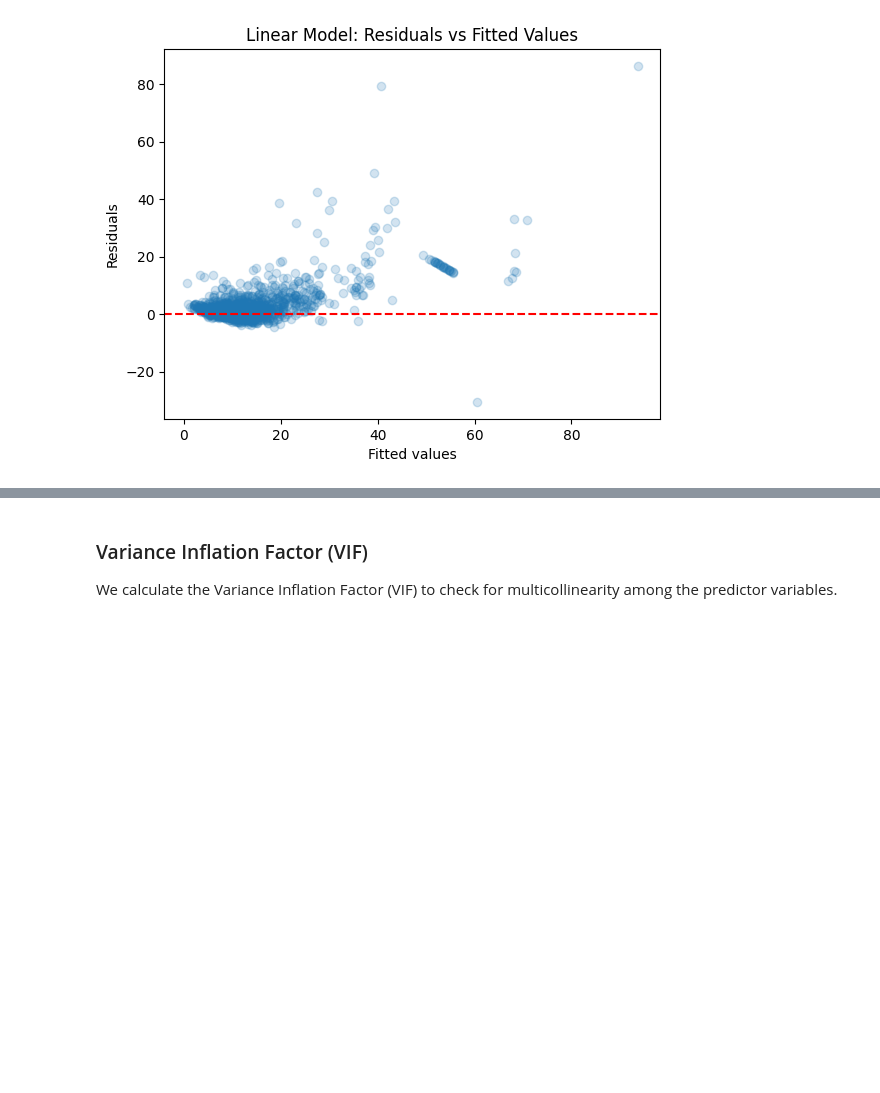
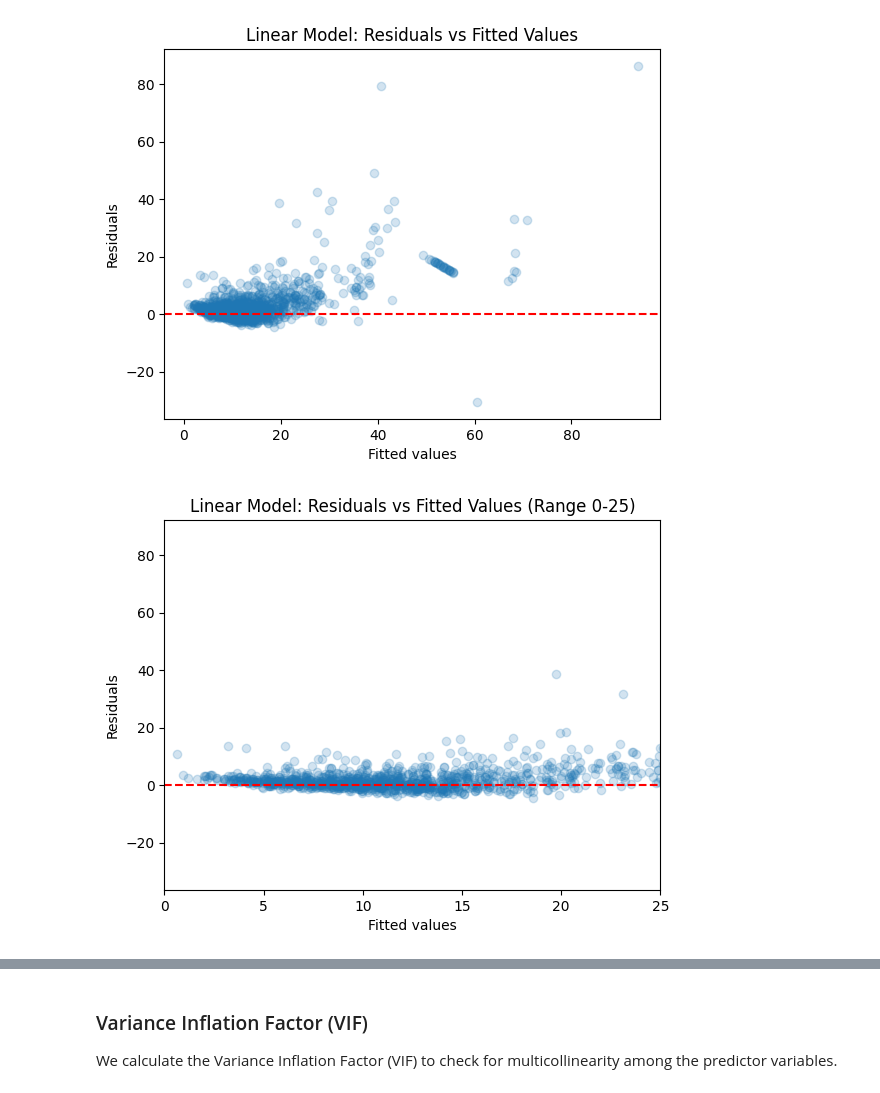
Before and after one commit to jennymaidev/nyc-taxi-prediction, a Jupyter notebook: notebooks/linear_model.ipynb, the cells around one changed output, grey strips where cells are left out. Cells and saved outputs as stored; diff of their text form; code cells hidden in the pictures; blank space fills up the shorter version.

```diff
--- a/notebooks/linear_model.ipynb
+++ b/notebooks/linear_model.ipynb
@@ -157,3 +247,13 @@ plt.title('Linear Model: Residuals vs Fitted Values')
 plt.show()
 # %% [output]
 [figure]
+# %%
+plt.scatter(predictions_and_residuals_pd['prediction'], predictions_and_residuals_pd['residuals'], alpha=0.2)
+plt.axhline(y=0, color='red', linestyle='--')
+plt.xlabel('Fitted values')
+plt.ylabel('Residuals')
+plt.title('Linear Model: Residuals vs Fitted Values (Range 0-25)')
+plt.xlim(0, 25)
+plt.show()
+# %% [output]
+[figure, added]
```
Also changed, not shown: parts of 37 cells of this notebook.
